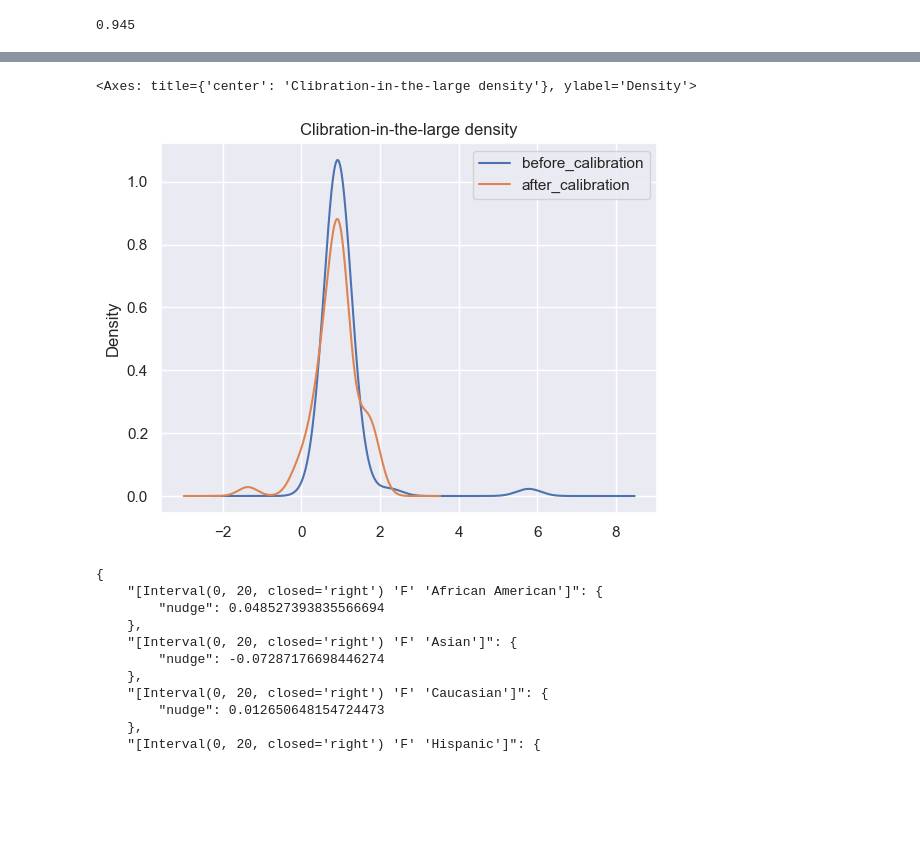
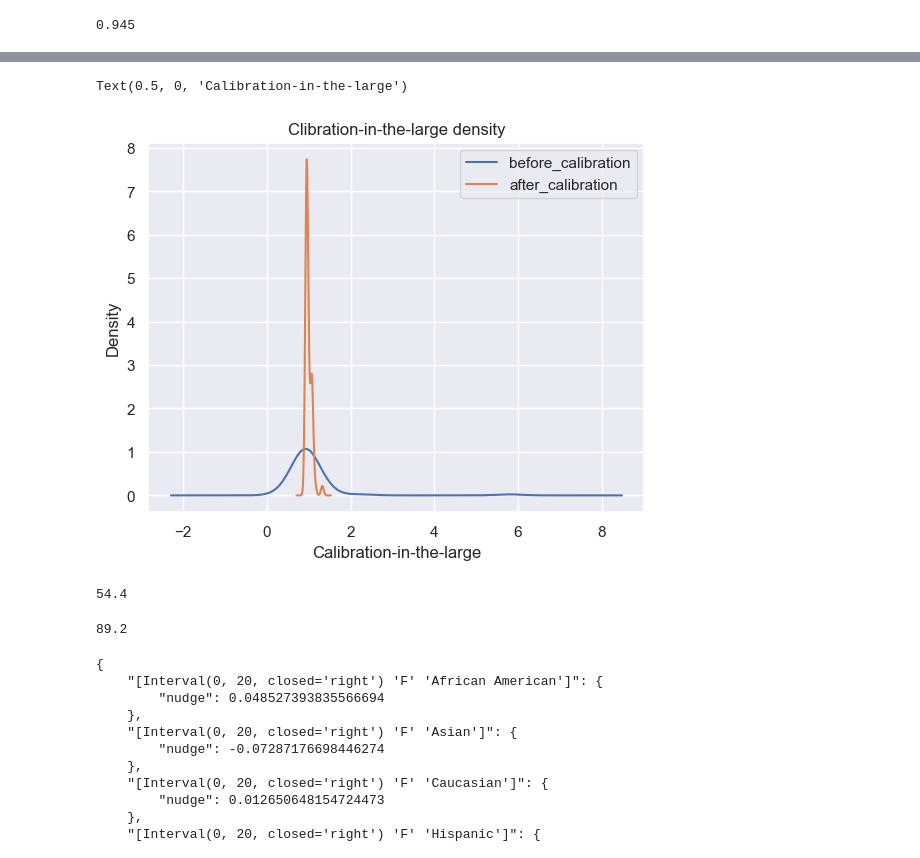
Before and after one commit to ShaniCohen/pred-ICU, a Jupyter notebook: fairness/fairness.ipynb, the cells around one changed output, grey strips where cells are left out. Cells and saved outputs as stored; diff of their text form; code cells hidden in the pictures; blank space fills up the shorter version.

Commit message:
Fixed bug with multi-calibration!

```diff
--- a/fairness/fairness.ipynb
+++ b/fairness/fairness.ipynb
@@ -196,7 +194,7 @@ Top 100 - Native American: 0
 # %% [markdown]
 ## Multi-Calibration
 # %%
-def calculate_calibration_in_the_large(subgroup_df: pd.DataFrame, predictions_column_name, subgroup_nudges_dict):
+def calculate_calibration_in_the_large(subgroup_df: pd.DataFrame, predictions_column_name):
     """Calculates the odds ratio for a given subgroup using your formula.
 
     Args:
@@ -206,15 +204,7 @@ def calculate_calibration_in_the_large(subgroup_df: pd.DataFrame, predictions_co
         float: The odds ratio for the subgroup using your formula.
     """
 
-    nudge = 0
-    if subgroup_nudges_dict is not None:
-        subgroup_group_by = subgroup_df.groupby(['age_group', 'gender', 'ethnicity']).count().reset_index()
-        _, group = next(subgroup_group_by.iterrows())
-        subgroup_id = str(group.values[:3])
-        nudge = subgroup_nudges_dict[subgroup_id]['nudge']
-        print(f'subgroup: {subgroup_id}, nudge: {nudge}')
-
-    avg_prediction = (subgroup_df[predictions_column_name] + nudge).mean()
+    avg_prediction = subgroup_df[predictions_column_name].mean()
     avg_outcome = subgroup_df["labels"].mean()
 
     if avg_prediction == 1 or avg_outcome == 0 or avg_outcome == 1:
@@ -254,21 +241,20 @@ protected_groups_dict
  "[Interval(80, 100, closed='right') 'M' 'Native American']": {'nudge': 0},
  "[Interval(80, 100, closed='right') 'M' 'Other/Unknown']": {'nudge': 0}}
 # %%
-alpha = 0.0005
+alpha = 0.005
 done = False
 while not done:
     done = True
     for group_index, subgroup in subgroups_df.iterrows():
-        subgroup_df = subgroups_calibration_groups_by.loc[(data_with_age_groups['age_group'] == subgroup['age_group']) & (data_with_age_groups['gender'] == subgroup['gender']) & (data_with_age_groups['ethnicity'] == subgroup['ethnicity']),]
+        subgroup_df = data_with_age_groups.loc[(data_with_age_groups['age_group'] == subgroup['age_group']) & (data_with_age_groups['gender'] == subgroup['gender']) & (data_with_age_groups['ethnicity'] == subgroup['ethnicity']),]
         subgroup_id = str(subgroup.values[:3])
         sum_y = subgroup_df['labels'].sum()
-        sum_p = (subgroup_df['predictions'] + protected_groups_dict[subgroup_id]['nudge']).sum()
-        violation = np.mean(subgroup_df['labels'] - (subgroup_df['predictions'] + protected_groups_dict[subgroup_id]['nudge']))
+        sum_p = subgroup_df['calibrated_predictions'].sum()
+        violation = np.mean(subgroup_df['labels'] - subgroup_df['calibrated_predictions'])
         if np.abs(violation) > alpha:
             print(f'subgroup: {subgroup_id}, violation: {violation} (sum_y = {sum_y}, sum_p = {sum_p}), count: {subgroup_df.shape[0]}')
             violation *= 0.1
-            protected_groups_dict[subgroup_id]['nudge'] += violation
-            subgroups_calibration_groups_by.loc[(data_with_age_groups['age_group'] == subgroup['age_group']) & (data_with_age_groups['gender'] == subgroup['gender']) & (data_with_age_groups['ethnicity'] == subgroup['ethnicity']), 'calibrated_predictions'] += violation
+            data_with_age_groups.loc[(data_with_age_groups['age_group'] == subgroup['age_group']) & (data_with_age_groups['gender'] == subgroup['gender']) & (data_with_age_groups['ethnicity'] == subgroup['ethnicity']), 'calibrated_predictions'] += violation
             done = False
 # %% [output]
 subgroup: [Interval(0, 20, closed='right') 'F' 'African American'], violation: 0.048527393835566694 (sum_y = 10, sum_p = 6.991301582194865), count: 62
@@ -291,10 +277,17 @@ subgroup: [Interval(0, 20, closed='right') 'M' 'Asian'], violation: -0.000517781
 # %%
-# subgroups_after_calibration_df = subgroups_validation_groups_by.groupby(['age_group', 'gender', 'ethnicity'])
-subgroups_after_calibration_df = subgroups_calibration_groups_by.groupby(['age_group', 'gender', 'ethnicity'])
+subgroups_after_calibration_df = data_with_age_groups.groupby(['age_group', 'gender', 'ethnicity'])
+sorted_groups = subgroups_after_calibration_df.size()
+
 calibration_in_the_large = pd.DataFrame()
-# calibration_in_the_large['before_calibration'] = np.log10(subgroups_after_calibration_df.apply(lambda df: calculate_calibration_in_the_large(df, 'predictions', None)))
-# calibration_in_the_large['after_calibration'] = np.log10(subgroups_after_calibration_df.apply(lambda df: calculate_calibration_in_the_large(df, 'calibrated_predictions', protected_groups_dict)))
-calibration_in_the_large['before_calibration'] = subgroups_after_calibration_df.apply(lambda df: calculate_calibration_in_the_large(df, 'predictions', None))
-calibration_in_the_large['after_calibration'] = subgroups_after_calibration_df.apply(lambda df: calculate_calibration_in_the_large(df, 'calibrated_predictions', protected_groups_dict))
+calibration_in_the_large['before_calibration_log'] = np.log10(subgroups_after_calibration_df.apply(lambda df: calculate_calibration_in_the_large(df, 'predictions')))
+calibration_in_the_large['after_calibration_log'] = np.log10(subgroups_after_calibration_df.apply(lambda df: calculate_calibration_in_the_large(df, 'calibrated_predictions')))
+calibration_in_the_large['before_calibration'] = subgroups_after_calibration_df.apply(lambda df: calculate_calibration_in_the_large(df, 'predictions'))
+calibration_in_the_large['after_calibration'] = subgroups_after_calibration_df.apply(lambda df: calculate_calibration_in_the_large(df, 'calibrated_predictions'))
 calibration_in_the_large.dropna(inplace=True)
+sorted_groups = sorted_groups.loc[calibration_in_the_large.isna().index]
+sorted_groups.sort_values(ascending=True, inplace=True)
+
+calibration_in_the_large.set_index(sorted_groups.index, inplace=True)
+calibration_in_the_large['groups_size'] = sorted_groups
+calibration_in_the_large
 # %% [output]
@@ -493,9 +448,20 @@ Top 100 - (0, 20]: 1
 | (0, 20] | 0.0 | 3.33 | 2.0 | 1.0 |
 # %%
-calibration_in_the_large.plot(kind='density', title='Clibration-in-the-large density')
+calibration_in_the_large[['before_calibration', 'after_calibration']].plot(kind='density', title='Clibration-in-the-large density', xlabel='calibration-in-the-large')
+plt.xlabel('Calibration-in-the-large')
 # %% [output]
-<Axes: title={'center': 'Clibration-in-the-large density'}, ylabel='Density'>
+Text(0.5, 0, 'Calibration-in-the-large')
-[figure, old version]
+[figure, new version]
+# %%
+precision, recall, _ = precision_recall_curve(data_with_age_groups['labels'], data_with_age_groups['calibrated_predictions'])
+np.round(auc(recall, precision) * 100, 1)
+# %% [output]
+54.4
+# %%
+fpr, tpr, _ = roc_curve(data_with_age_groups['labels'], data_with_age_groups['calibrated_predictions'])
+np.round(auc(fpr, tpr) * 100, 1)
+# %% [output]
+89.2
 # %%
 print(json.dumps(protected_groups_dict, indent=4))
 # %% [output]
```
Also changed, not shown: parts of 12 cells of this notebook.
